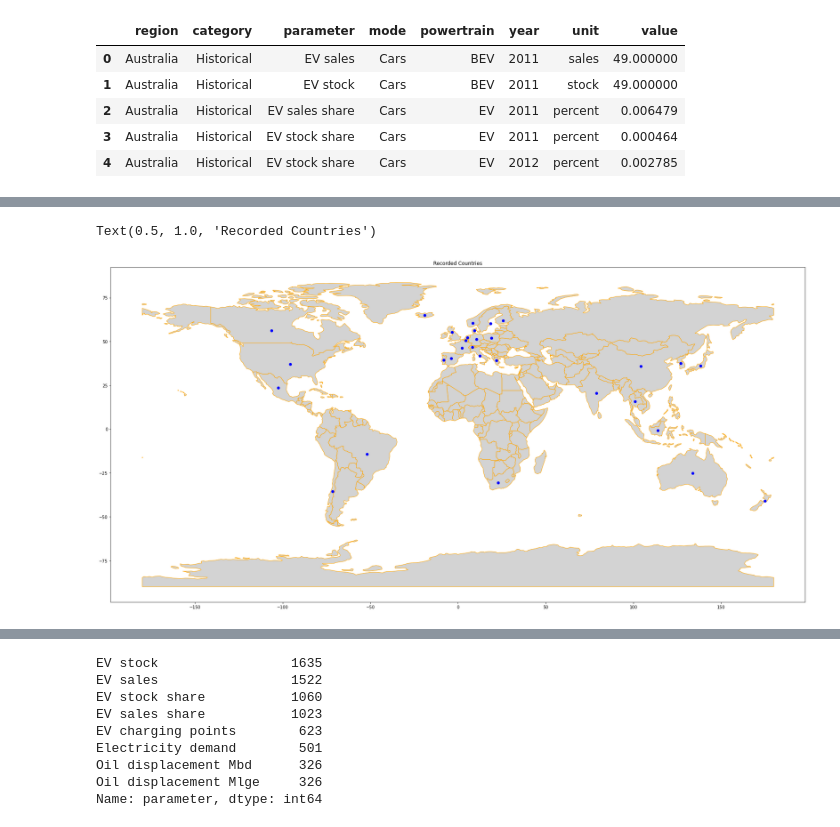
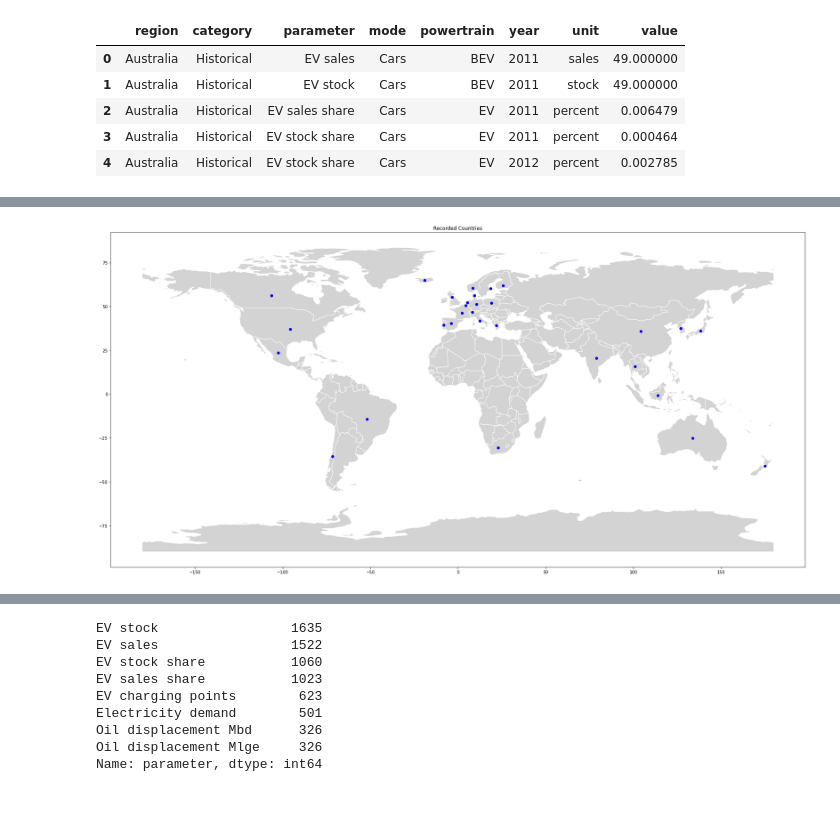
Before and after one commit to aaroln/ev, a Jupyter notebook: Data Project.ipynb, the cells around one changed output, grey strips where cells are left out. Cells and saved outputs as stored; diff of their text form; code cells hidden in the pictures.

```diff
--- a/Data Project.ipynb
+++ b/Data Project.ipynb
@@ -73,12 +89,13 @@ df_geo = gpd.GeoDataFrame(lat_long, geometry = gpd.points_from_xy(lat_long.longi
 world_data = gpd.read_file(gpd.datasets.get_path('naturalearth_lowres'))
 # %%
 axis = world_data.plot(
-    color = 'lightgrey', edgecolor = 'orange'
+    color = 'lightgrey', edgecolor = 'white'
 )
 
 df_geo.plot(ax = axis, color = 'blue')
 
 plt.title('Recorded Countries')
+
+plt.show()
 # %% [output]
-Text(0.5, 1.0, 'Recorded Countries')
-[figure, old version]
+[figure, new version]
```
Also changed, not shown: parts of 4 cells of this notebook.
